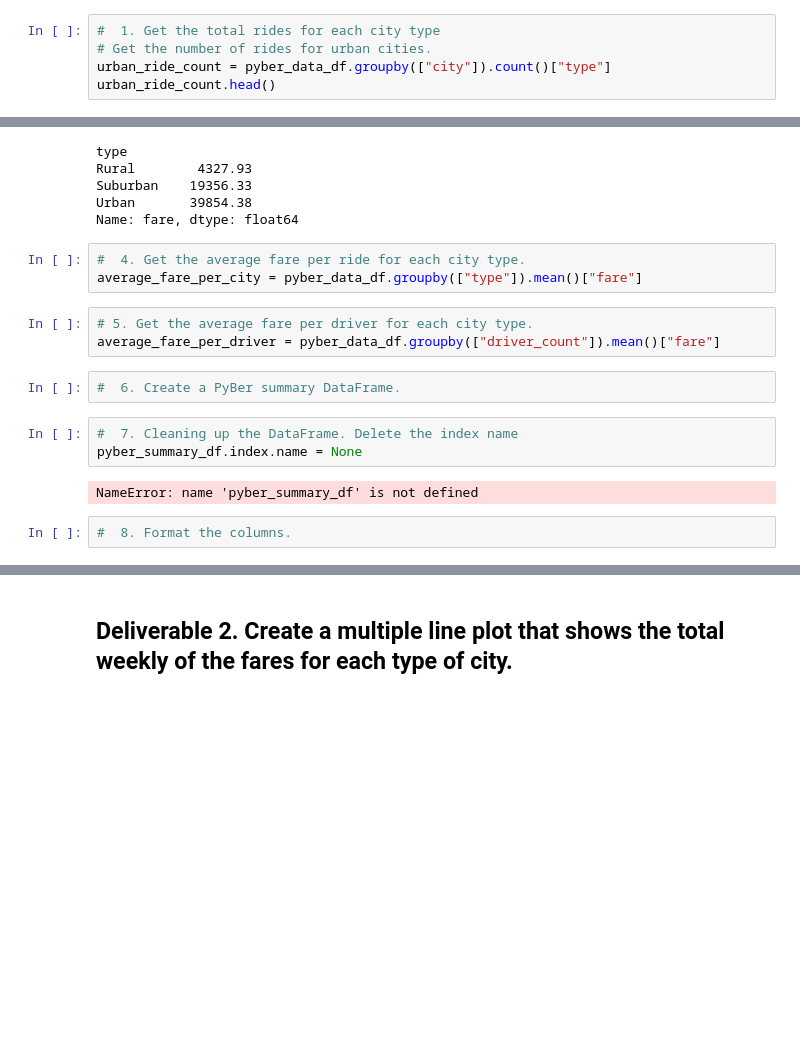
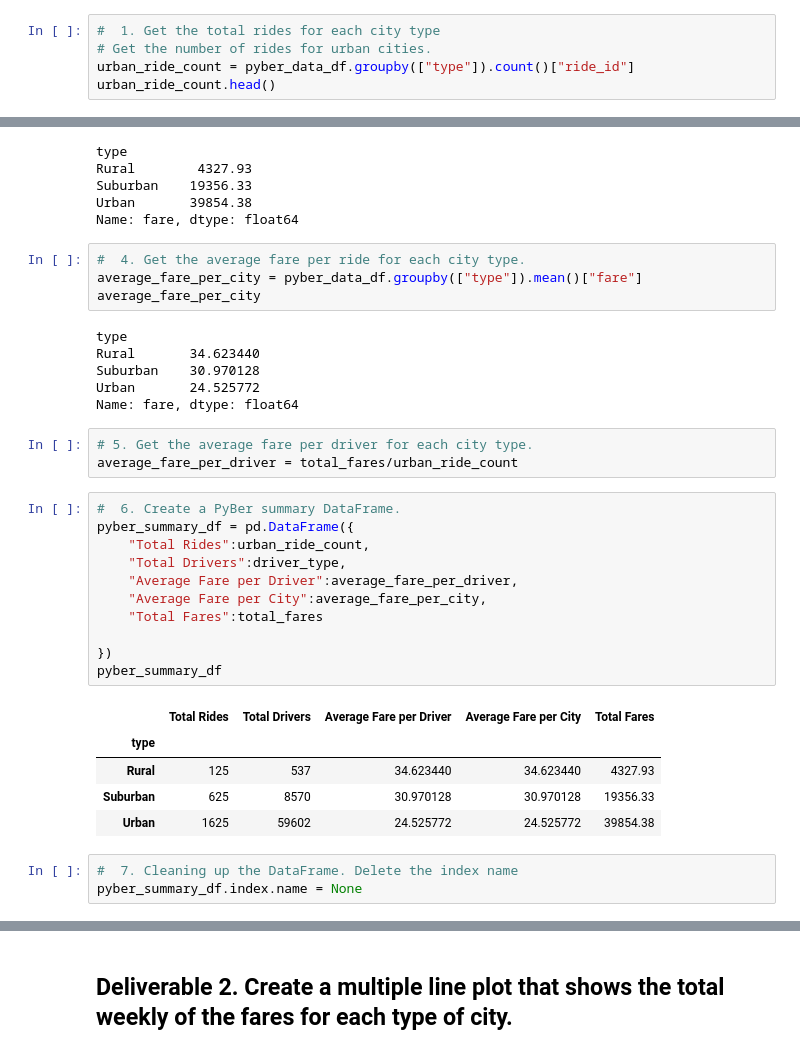
Before and after one commit to zubair-bakori/PyBer_Analysis, a Jupyter notebook: PyBer_Challenge.ipynb, the cells around one changed output, grey strips where cells are left out. Drawn from its saved outputs; the diff is of its cells as text; blank space fills up the shorter version.

```diff
--- a/PyBer_Challenge.ipynb
+++ b/PyBer_Challenge.ipynb
@@ -36,6 +36,6 @@ pyber_data_df.head()
 # %%
 #  1. Get the total rides for each city type
 # Get the number of rides for urban cities.
-urban_ride_count = pyber_data_df.groupby(["city"]).count()["type"]
+urban_ride_count = pyber_data_df.groupby(["type"]).count()["ride_id"]
 urban_ride_count.head()
 # %% [output]
@@ -62,15 +67,33 @@ Name: fare, dtype: float64
 # %%
 #  4. Get the average fare per ride for each city type.
 average_fare_per_city = pyber_data_df.groupby(["type"]).mean()["fare"]
+average_fare_per_city
+# %% [output]
+type
+Rural       34.623440
+Suburban    30.970128
+Urban       24.525772
+Name: fare, dtype: float64
 # %%
 # 5. Get the average fare per driver for each city type.
-average_fare_per_driver = pyber_data_df.groupby(["driver_count"]).mean()["fare"]
+average_fare_per_driver = total_fares/urban_ride_count
-# %%
-#  6. Create a PyBer summary DataFrame.
+# %%
+#  6. Create a PyBer summary DataFrame.
+pyber_summary_df = pd.DataFrame({
+    "Total Rides":urban_ride_count,
+    "Total Drivers":driver_type,
+    "Average Fare per Driver":average_fare_per_driver,
+    "Average Fare per City":average_fare_per_city,
+    "Total Fares":total_fares
+
+})
+pyber_summary_df
+# %% [output]
+|  | Total Rides | Total Drivers | Average Fare per Driver | Average Fare per City | Total Fares |
+| type |  |  |  |  |  |
+| Rural | 125 | 537 | 34.623440 | 34.623440 | 4327.93 |
+| Suburban | 625 | 8570 | 30.970128 | 30.970128 | 19356.33 |
+| Urban | 1625 | 59602 | 24.525772 | 24.525772 | 39854.38 |
 # %%
 #  7. Cleaning up the DataFrame. Delete the index name
 pyber_summary_df.index.name = None
-# %% [output]
-NameError: name 'pyber_summary_df' is not defined
-# %%
-#  8. Format the columns.
```
Also changed, not shown: parts of 5 cells of this notebook.
